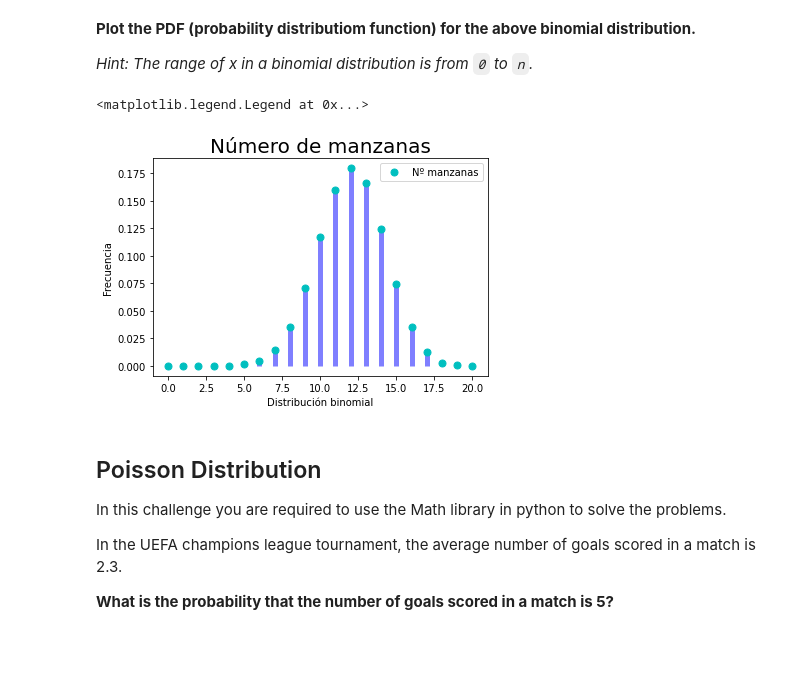
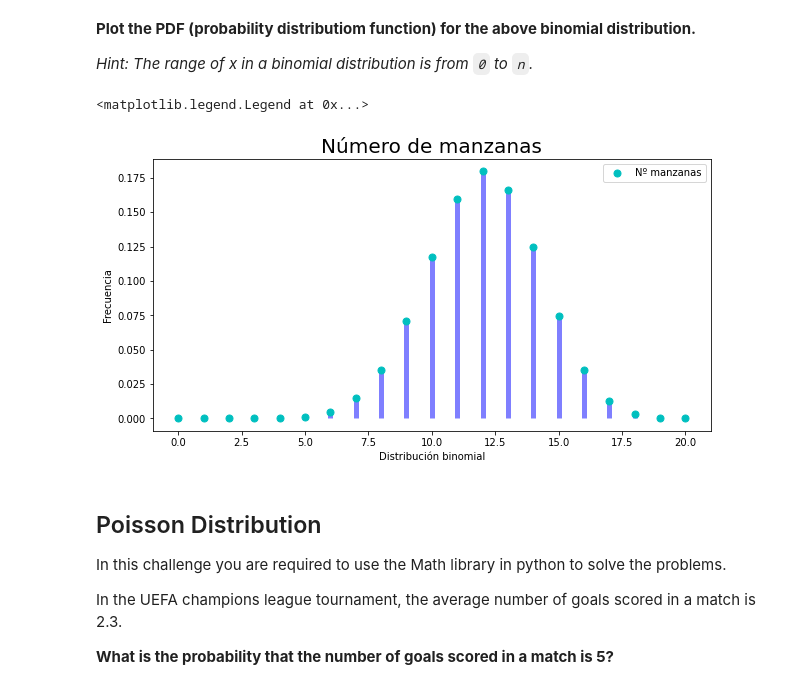
Before and after one commit to Ironhack-Data-Madrid-Marzo-2021/lab-discrete-probability-distribution, a Jupyter notebook: your-code/main.ipynb, the cells around one changed output. Cells and saved outputs as stored; diff of their text form; code cells hidden in the pictures; blank space fills up the shorter version.

```diff
--- a/your-code/main.ipynb
+++ b/your-code/main.ipynb
@@ -119,17 +119,17 @@ my_binomial.pmf(4) + my_binomial.pmf(3) + my_binomial.pmf(2) + my_binomial.pmf(1
 # %%
 x = np.arange(0,21) # Me creo mi listita de posibles eventos
 
 
-fig, ax = plt.subplots()
+fig, ax = plt.subplots(figsize=(10, 5))
 ax.plot(x, my_binomial.pmf(x), 'co', markersize=7, label = 'Nº manzanas') #le digo que cada valor de x es el pmf de x
 ax.vlines(x, 0, my_binomial.pmf(x), colors='b', lw=5, alpha=0.5)
 plt.title('Número de manzanas', size=20)
 plt.xlabel('Distribución binomial')
 plt.ylabel('Frecuencia')
 plt.legend()
 # %% [output]
 <matplotlib.legend.Legend at 0x...>
-[figure, old version]
+[figure, new version]
 # %% [markdown]
 ## Poisson Distribution
 
```
Also changed, not shown: parts of 2 cells of this notebook.
